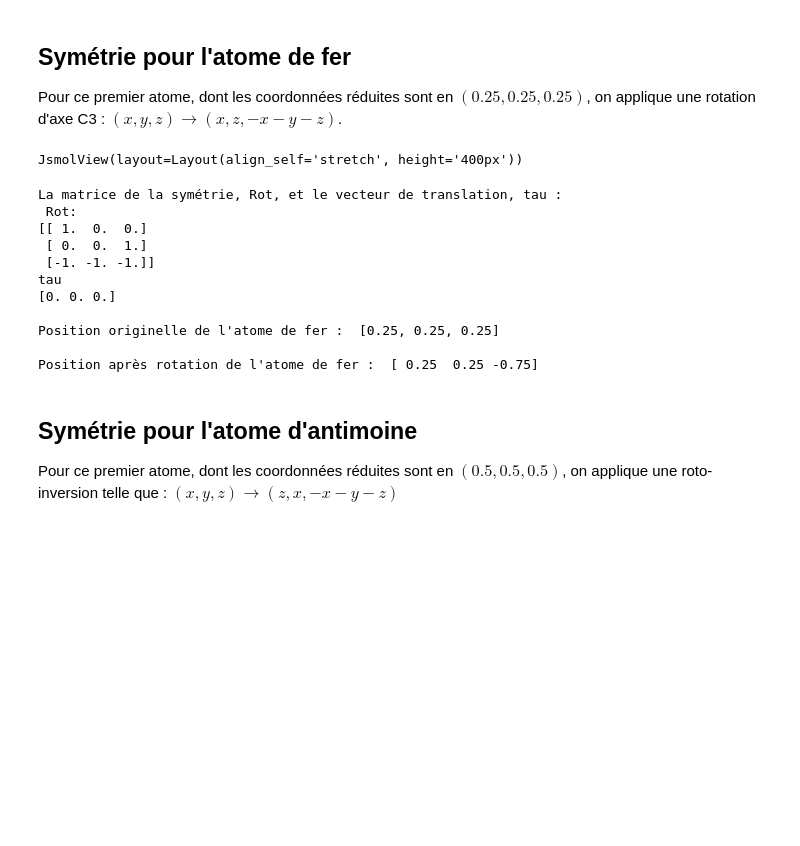
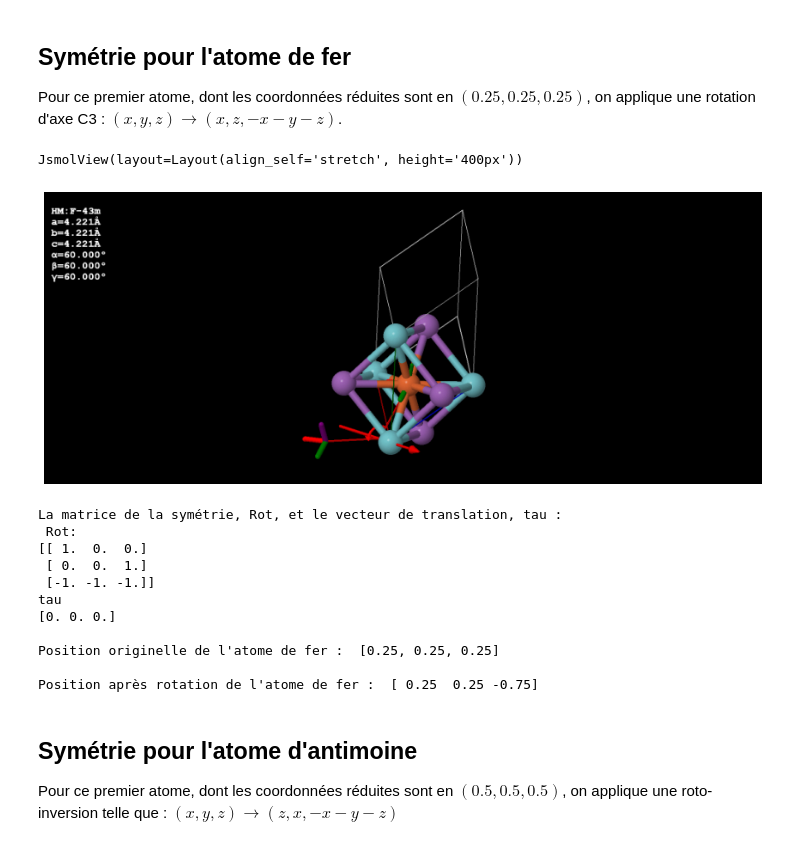
Before and after one commit to gauthiergalez/lmapr1492, a Jupyter notebook: symmetry.ipynb, the cells around one changed output. Saved outputs shown, nothing was run; the diff lists cells and outputs as text; code cells hidden in the pictures; blank space fills up the shorter version.

```diff
--- a/symmetry.ipynb
+++ b/symmetry.ipynb
@@ -92,27 +101,31 @@ Pour ce premier atome, dont les coordonnées réduites sont en $(0.25, 0.25, 0.2
 # %%
 # Choix de la symétrie
 
 Fe_sym = SA_structure.get_symmetry_operations()[22]
 
 # Affichage dans Jupyter Notebook
 
 view3 = quick_view(structure)
 view3.script("draw symop 23 {atomno=2}")
 display(view3)
 
 # Pour une visualisation sur github
 
-Image(filename='Fe_sym.png')
+plt.figure(figsize = (15,15))
+plt.imshow(imread('Fe_sym.png'))
+plt.axis("off")
+plt.show()
 
 # Affichage des caractéristiques de la symétrie
 
 print("La matrice de la symétrie, Rot, et le vecteur de translation, tau : \n", Fe_sym, "\n")
 
 print("Position originelle de l'atome de fer : ", Fe, "\n")
 
 print("Position après rotation de l'atome de fer : ", Fe_sym.operate(Fe))
 # %% [output]
 JsmolView(layout=Layout(align_self='stretch', height='400px'))
+[figure, added]
 La matrice de la symétrie, Rot, et le vecteur de translation, tau :
  Rot:
 [[ 1.  0.  0.]
```
Also changed, not shown: parts of 5 cells of this notebook.
